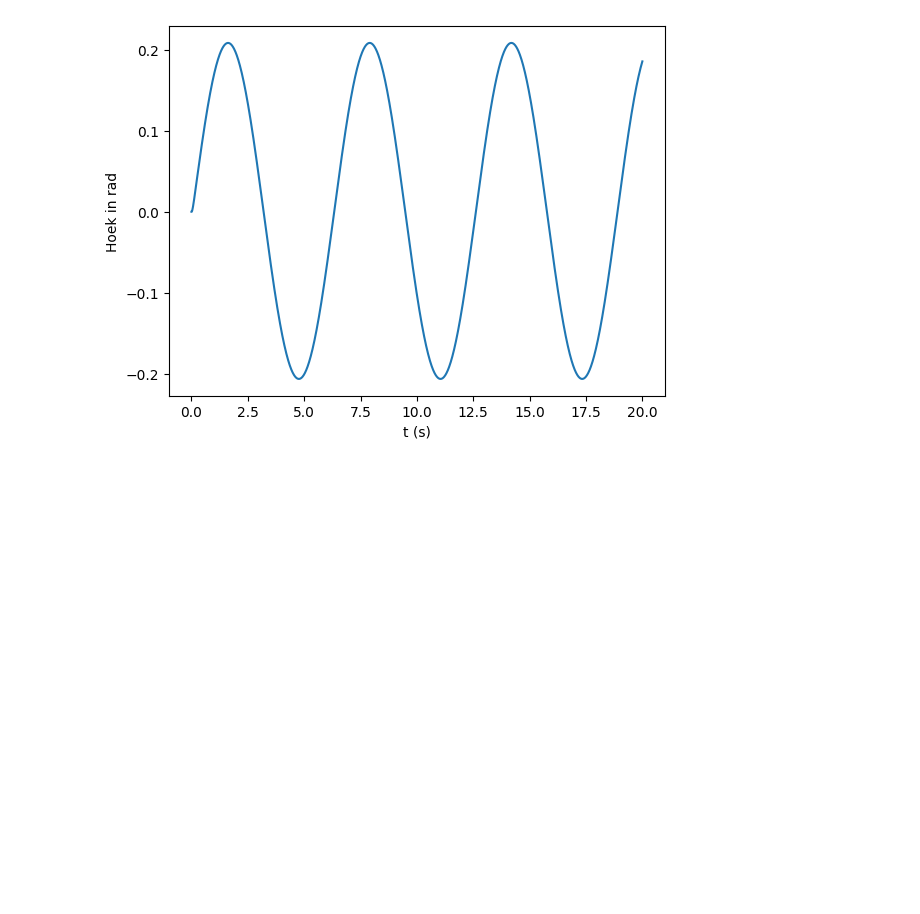
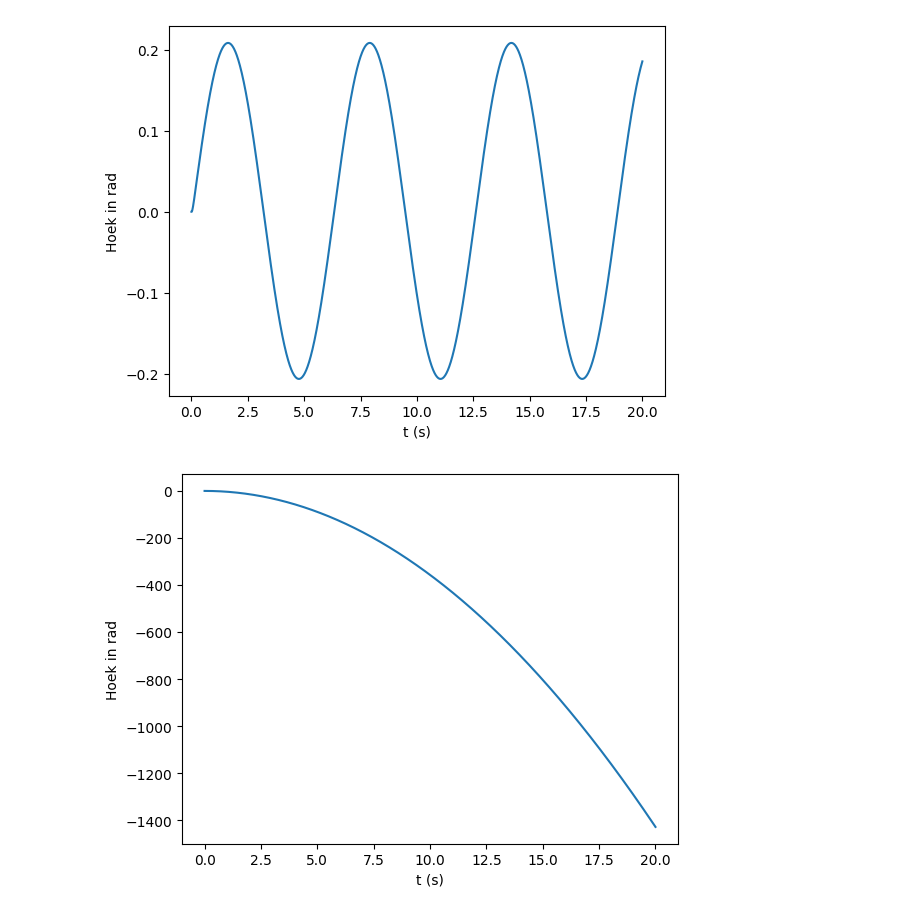
Before and after one commit to TijnAltenaAO/PID, a Jupyter notebook: Tijddomein Ballbeam.ipynb, the cells around one changed output. Drawn from its saved outputs; the diff is of its cells as text; code cells hidden in the pictures; blank space fills up the shorter version.

```diff
--- a/Tijddomein Ballbeam.ipynb
+++ b/Tijddomein Ballbeam.ipynb
@@ -117,3 +117,39 @@ plt.title('')
 plt.show()
 # %% [output]
 [figure]
+# %%
+import numpy as np
+import matplotlib.pyplot as plt
+
+g = 9.81
+r = 0.02 # Radius van de bal (m)
+m = 0.05 # Massa van de bal (kg)
+b = 0.01 # Wrijving
+T = 20 #Tijd
+h = 0.01
+A = 0
+
+N_t = int(round(T/h)) # Aantal steps
+x = np.linspace(0, N_t * h, N_t + 1)
+u = np.zeros(N_t + 1)
+v = np.zeros(N_t + 1)
+# Initiele condities
+u[0] = 0 # initiele positie
+v[0] = 0 # initiele snelheid
+
+
+
+# Door tijd loopen
+for n in range(N_t):
+    u[n+1] = u[n] + h * v[n]
+    v[n+1] = v[n] + h * (-5/7 * g * np.sin(A) - ((5*b)/(7*r*m)))
+
+# Plot grafieken
+
+plt.plot(x, u)
+plt.xlabel('t (s)')
+plt.ylabel('Hoek in rad')
+plt.title('')
+plt.show()
+# %% [output]
+[figure, added]
```
